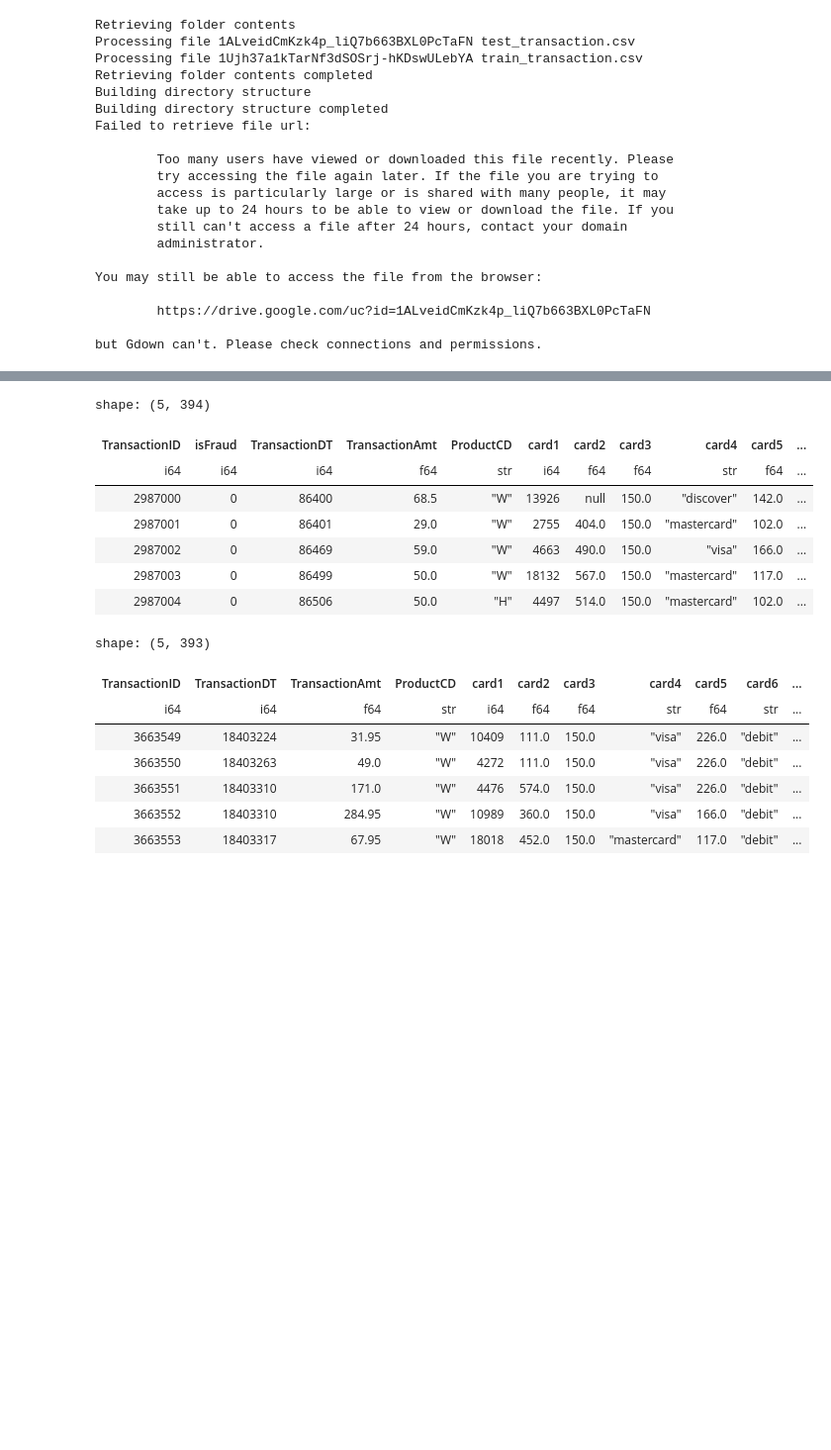
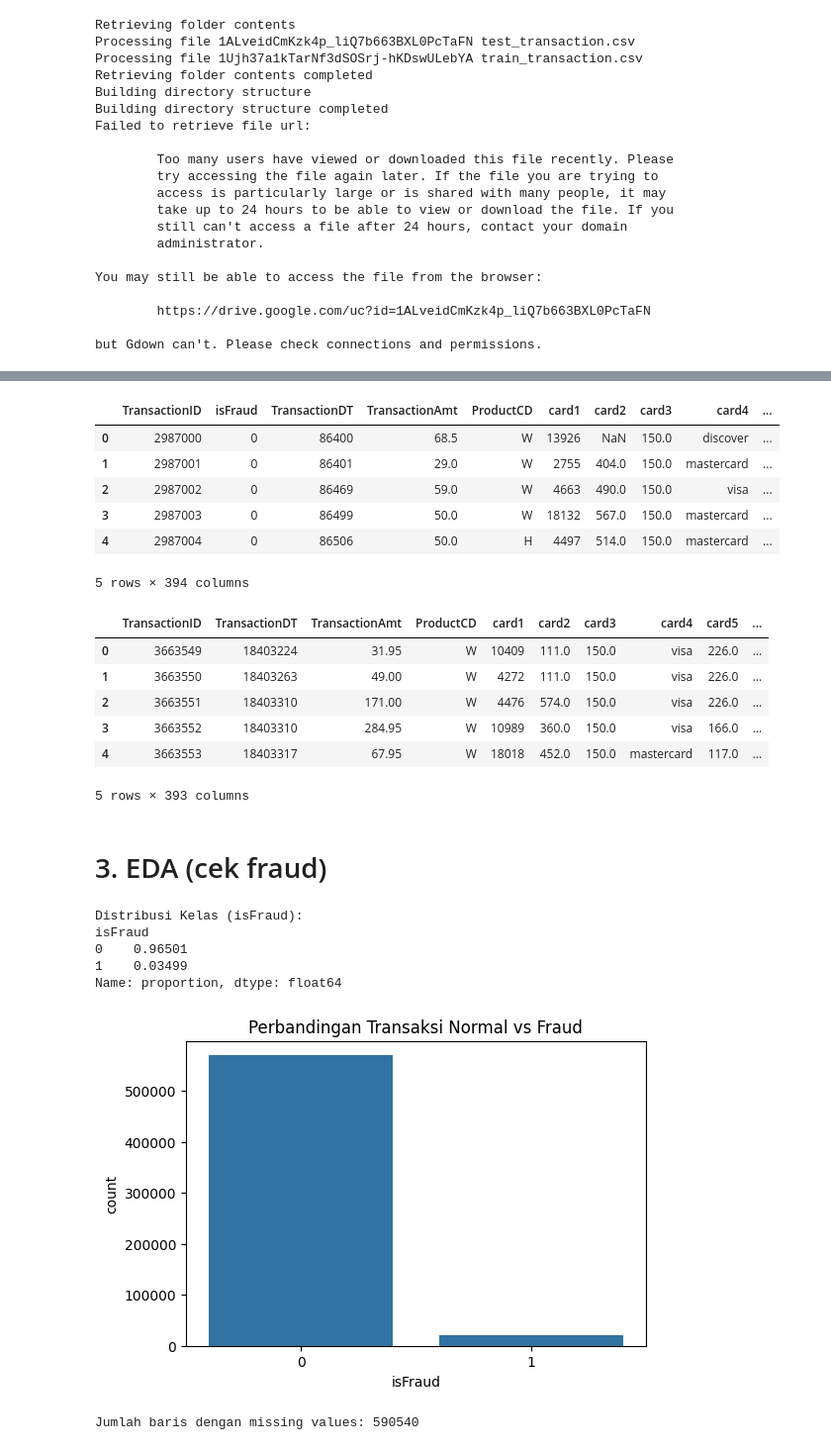
Before and after one commit to fattahar/ML-Sem-7-2025, a Jupyter notebook: midterm_transaction_data.ipynb, the cells around one changed output, grey strips where cells are left out. Shown at 99% size. Saved outputs shown, nothing was run; the diff lists cells and outputs as text; code cells hidden in the pictures; blank space fills up the shorter version.

Commit message:
Soal Transaction Fraud

```diff
--- a/midterm_transaction_data.ipynb
+++ b/midterm_transaction_data.ipynb
@@ -32,11 +35,0 @@ drive.mount('/content/drive')
-# %%
-import pandas as pd
-import a as pl
-
-BASE_PATH = "midterm_folder"
-
-train_transaction = pl.read_csv(f"{BASE_PATH}/train_transaction.csv")
-test_transaction  = pl.read_csv(f"{BASE_PATH}/test_transaction.csv")
-
-print(train_transaction.shape) #590540 row dan 393 feature + 1 target
-print(test_transaction.shape) #506691 row dan 393 feature
@@ -45,0 +49,13 @@ print(test_transaction.shape) #506691 row dan 393 feature
+# %%
+BASE_PATH = "/content/drive/MyDrive/midterm_folder"
+
+try:
+    print("Sedang membaca dataset...")
+    train_transaction = pd.read_csv(f"{BASE_PATH}/train_transaction.csv")
+    test_transaction = pd.read_csv(f"{BASE_PATH}/test_transaction.csv")
+
+    print("✅ Data berhasil diload!")
+    print(f"Shape Data Train: {train_transaction.shape}")
+    print(f"Shape Data Test: {test_transaction.shape}")
+except FileNotFoundError:
+    print("❌ Error: File tidak ditemukan. Cek lagi nama folder di BASE_PATH.")
@@ -46,22 +67,42 @@ print(test_transaction.shape) #506691 row dan 393 feature
 # %%
 train_transaction.head() #isFraud adalah target featurenya
 # %% [output]
+|  | TransactionID | isFraud | TransactionDT | TransactionAmt | ProductCD | card1 | card2 | card3 | card4 | ... |
+| 0 | 2987000 | 0 | 86400 | 68.5 | W | 13926 | NaN | 150.0 | discover | ... |
+| 1 | 2987001 | 0 | 86401 | 29.0 | W | 2755 | 404.0 | 150.0 | mastercard | ... |
+| 2 | 2987002 | 0 | 86469 | 59.0 | W | 4663 | 490.0 | 150.0 | visa | ... |
+| 3 | 2987003 | 0 | 86499 | 50.0 | W | 18132 | 567.0 | 150.0 | mastercard | ... |
+| 4 | 2987004 | 0 | 86506 | 50.0 | H | 4497 | 514.0 | 150.0 | mastercard | ... |
-shape: (5, 394)
+5 rows × 394 columns
-| TransactionID | isFraud | TransactionDT | TransactionAmt | ProductCD | card1 | card2 | card3 | card4 | card5 | ... |
-| i64 | i64 | i64 | f64 | str | i64 | f64 | f64 | str | f64 | ... |
-| 2987000 | 0 | 86400 | 68.5 | "W" | 13926 | null | 150.0 | "discover" | 142.0 | ... |
-| 2987001 | 0 | 86401 | 29.0 | "W" | 2755 | 404.0 | 150.0 | "mastercard" | 102.0 | ... |
-| 2987002 | 0 | 86469 | 59.0 | "W" | 4663 | 490.0 | 150.0 | "visa" | 166.0 | ... |
-| 2987003 | 0 | 86499 | 50.0 | "W" | 18132 | 567.0 | 150.0 | "mastercard" | 117.0 | ... |
-| 2987004 | 0 | 86506 | 50.0 | "H" | 4497 | 514.0 | 150.0 | "mastercard" | 102.0 | ... |
 # %%
 test_transaction.head() #uji data baru, setelah pembuatan model machine learningnya
 # %% [output]
+|  | TransactionID | TransactionDT | TransactionAmt | ProductCD | card1 | card2 | card3 | card4 | card5 | ... |
+| 0 | 3663549 | 18403224 | 31.95 | W | 10409 | 111.0 | 150.0 | visa | 226.0 | ... |
+| 1 | 3663550 | 18403263 | 49.00 | W | 4272 | 111.0 | 150.0 | visa | 226.0 | ... |
+| 2 | 3663551 | 18403310 | 171.00 | W | 4476 | 574.0 | 150.0 | visa | 226.0 | ... |
+| 3 | 3663552 | 18403310 | 284.95 | W | 10989 | 360.0 | 150.0 | visa | 166.0 | ... |
+| 4 | 3663553 | 18403317 | 67.95 | W | 18018 | 452.0 | 150.0 | mastercard | 117.0 | ... |
-shape: (5, 393)
+5 rows × 393 columns
-| TransactionID | TransactionDT | TransactionAmt | ProductCD | card1 | card2 | card3 | card4 | card5 | card6 | ... |
-| i64 | i64 | f64 | str | i64 | f64 | f64 | str | f64 | str | ... |
-| 3663549 | 18403224 | 31.95 | "W" | 10409 | 111.0 | 150.0 | "visa" | 226.0 | "debit" | ... |
-| 3663550 | 18403263 | 49.0 | "W" | 4272 | 111.0 | 150.0 | "visa" | 226.0 | "debit" | ... |
-| 3663551 | 18403310 | 171.0 | "W" | 4476 | 574.0 | 150.0 | "visa" | 226.0 | "debit" | ... |
-| 3663552 | 18403310 | 284.95 | "W" | 10989 | 360.0 | 150.0 | "visa" | 166.0 | "debit" | ... |
-| 3663553 | 18403317 | 67.95 | "W" | 18018 | 452.0 | 150.0 | "mastercard" | 117.0 | "debit" | ... |
+# %% [markdown]
+# 3. EDA (cek fraud)
+# %%
+# 3. Cek Imbalance & EDA Singkat
+print("Distribusi Kelas (isFraud):")
+print(train_transaction['isFraud'].value_counts(normalize=True))
+
+plt.figure(figsize=(6,4))
+sns.countplot(x='isFraud', data=train_transaction)
+plt.title('Perbandingan Transaksi Normal vs Fraud')
+plt.show()
+
+# Cek Missing Values (Opsional, hanya untuk info)
+print(f"Jumlah baris dengan missing values: {train_transaction.isnull().any(axis=1).sum()}")
+# %% [output]
+Distribusi Kelas (isFraud):
+isFraud
+0    0.96501
+1    0.03499
+Name: proportion, dtype: float64
+[figure, added]
+Jumlah baris dengan missing values: 590540
```
Also changed, not shown: parts of 16 cells of this notebook.
